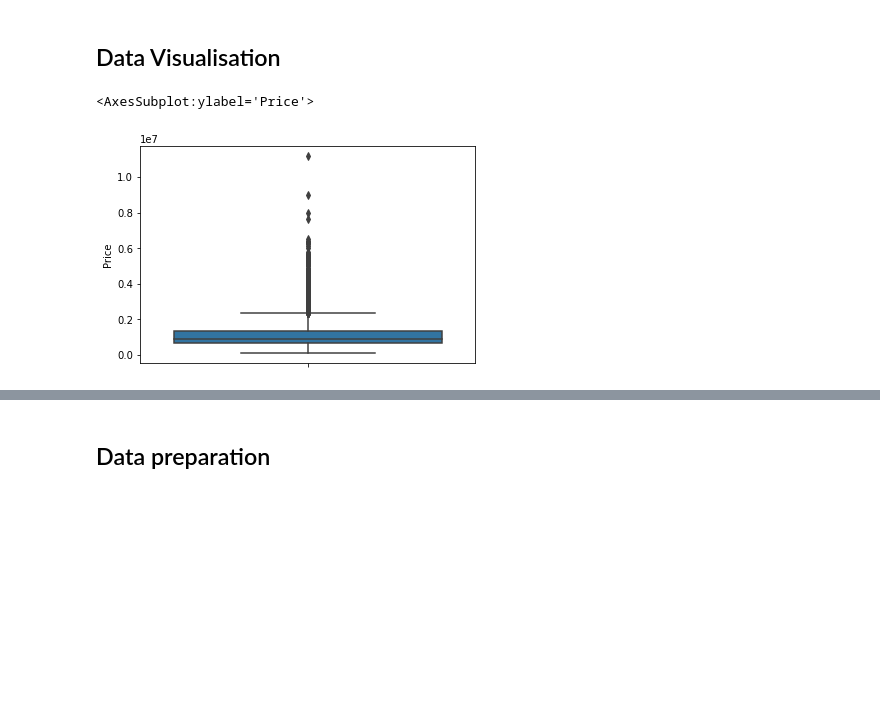
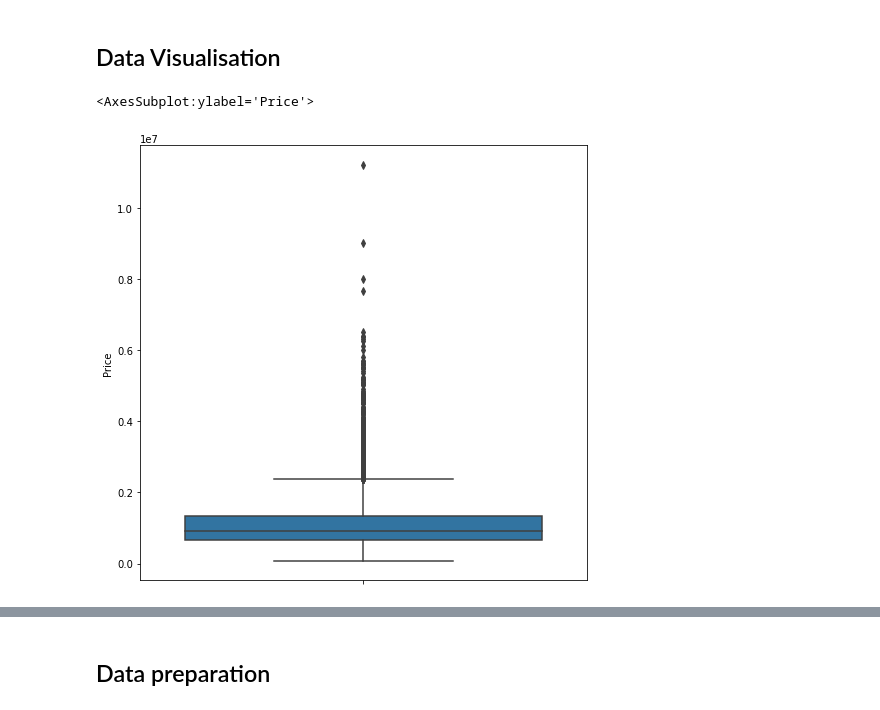
Before and after one commit to yawavi92/ML-Housing_price_predection, a Jupyter notebook: Untitled.ipynb, the cells around one changed output, grey strips where cells are left out. Saved outputs shown, nothing was run; the diff lists cells and outputs as text; code cells hidden in the pictures; blank space fills up the shorter version.

```diff
--- a/Untitled.ipynb
+++ b/Untitled.ipynb
@@ -103,10 +109,11 @@ df.describe()
 ## Data Visualisation
 # %%
 # boxplot
+plt.figure(figsize = (8,8))
 sns.boxplot(y = 'Price', data = df)
 # %% [output]
 <AxesSubplot:ylabel='Price'>
-[figure, old version]
+[figure, new version]
 # %%
 # deal with the outliers
 # value < Q1 - 1,5*IQR OR value > Q3 + 1,5 * IQR
```
Also changed, not shown: parts of 36 cells of this notebook, 1 other file.
